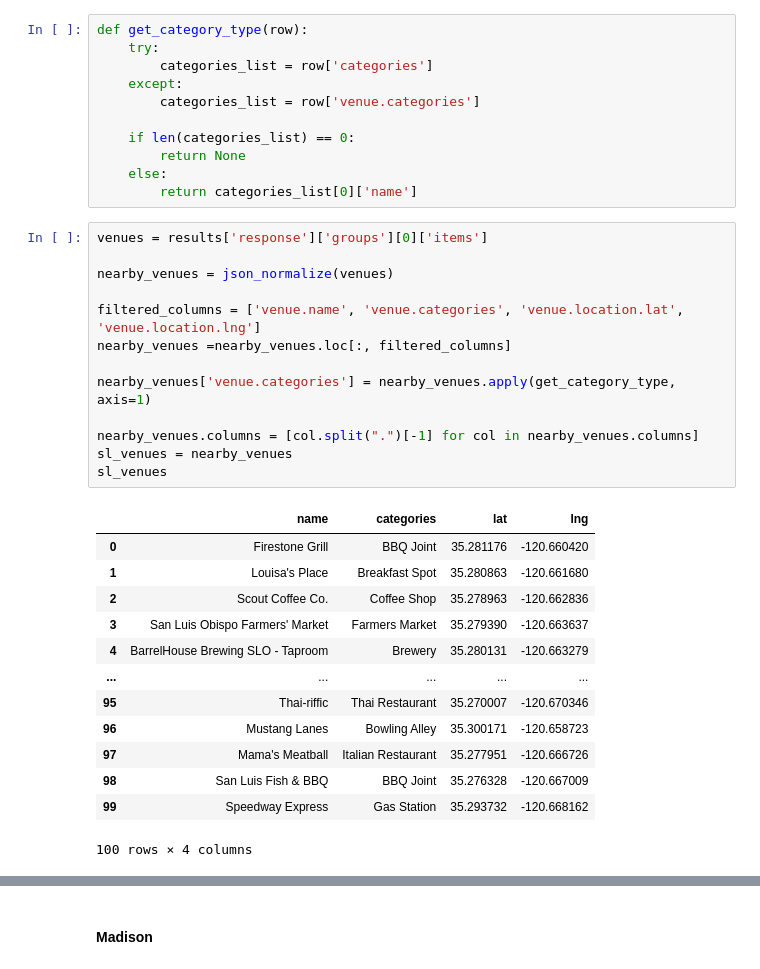
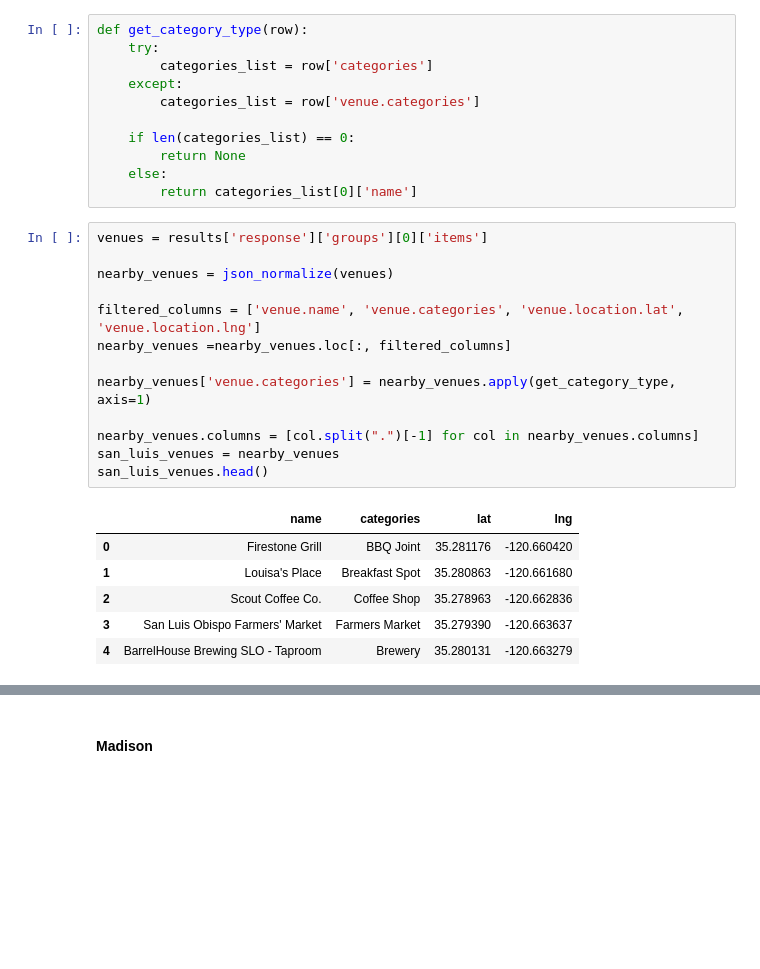
Before and after one commit to georgejordan3/IBM_Capstone, a Jupyter notebook: Bicycle_Cities.ipynb, the cells around one changed output, grey strips where cells are left out. Drawn from its saved outputs; the diff is of its cells as text; blank space fills up the shorter version.

```diff
--- a/Bicycle_Cities.ipynb
+++ b/Bicycle_Cities.ipynb
@@ -137,27 +151,20 @@ def get_category_type(row):
 # %%
 venues = results['response']['groups'][0]['items']
 
 nearby_venues = json_normalize(venues)
 
 filtered_columns = ['venue.name', 'venue.categories', 'venue.location.lat', 'venue.location.lng']
 nearby_venues =nearby_venues.loc[:, filtered_columns]
 
 nearby_venues['venue.categories'] = nearby_venues.apply(get_category_type, axis=1)
 
 nearby_venues.columns = [col.split(".")[-1] for col in nearby_venues.columns]
-sl_venues = nearby_venues
-sl_venues
+san_luis_venues = nearby_venues
+san_luis_venues.head()
 # %% [output]
 |  | name | categories | lat | lng |
 | 0 | Firestone Grill | BBQ Joint | 35.281176 | -120.660420 |
 | 1 | Louisa's Place | Breakfast Spot | 35.280863 | -120.661680 |
 | 2 | Scout Coffee Co. | Coffee Shop | 35.278963 | -120.662836 |
 | 3 | San Luis Obispo Farmers' Market | Farmers Market | 35.279390 | -120.663637 |
 | 4 | BarrelHouse Brewing SLO - Taproom | Brewery | 35.280131 | -120.663279 |
-| ... | ... | ... | ... | ... |
-| 95 | Thai-riffic | Thai Restaurant | 35.270007 | -120.670346 |
-| 96 | Mustang Lanes | Bowling Alley | 35.300171 | -120.658723 |
-| 97 | Mama's Meatball | Italian Restaurant | 35.277951 | -120.666726 |
-| 98 | San Luis Fish & BBQ | BBQ Joint | 35.276328 | -120.667009 |
-| 99 | Speedway Express | Gas Station | 35.293732 | -120.668162 |
-100 rows × 4 columns
```
Also changed, not shown: parts of 85 cells of this notebook.
